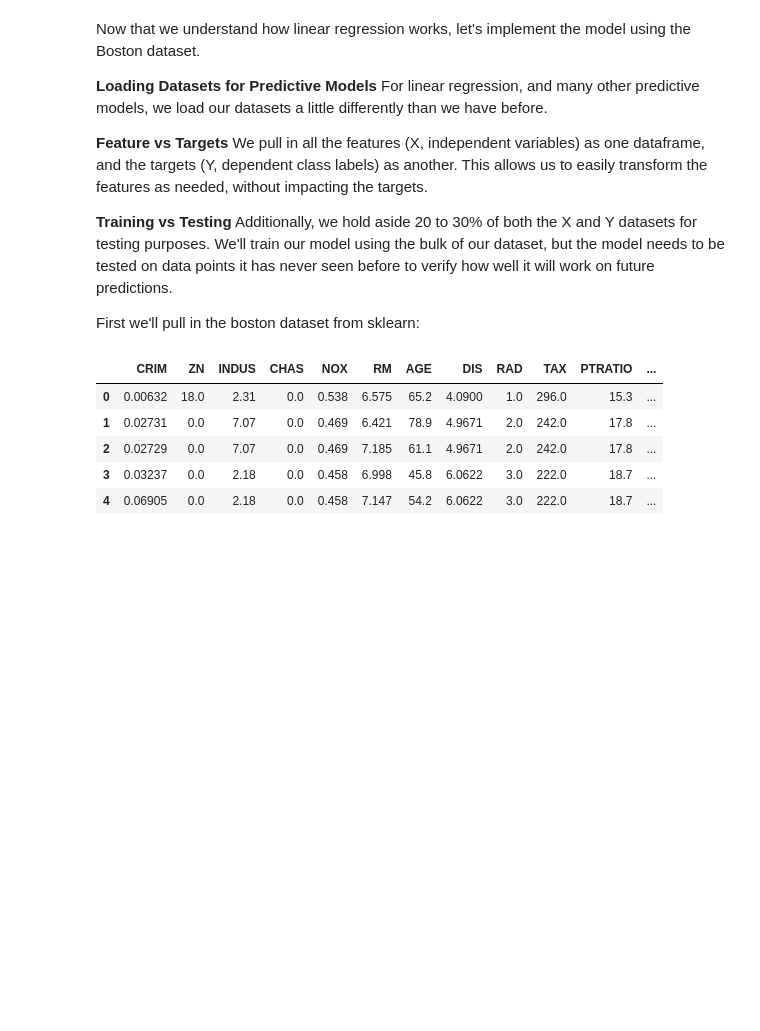
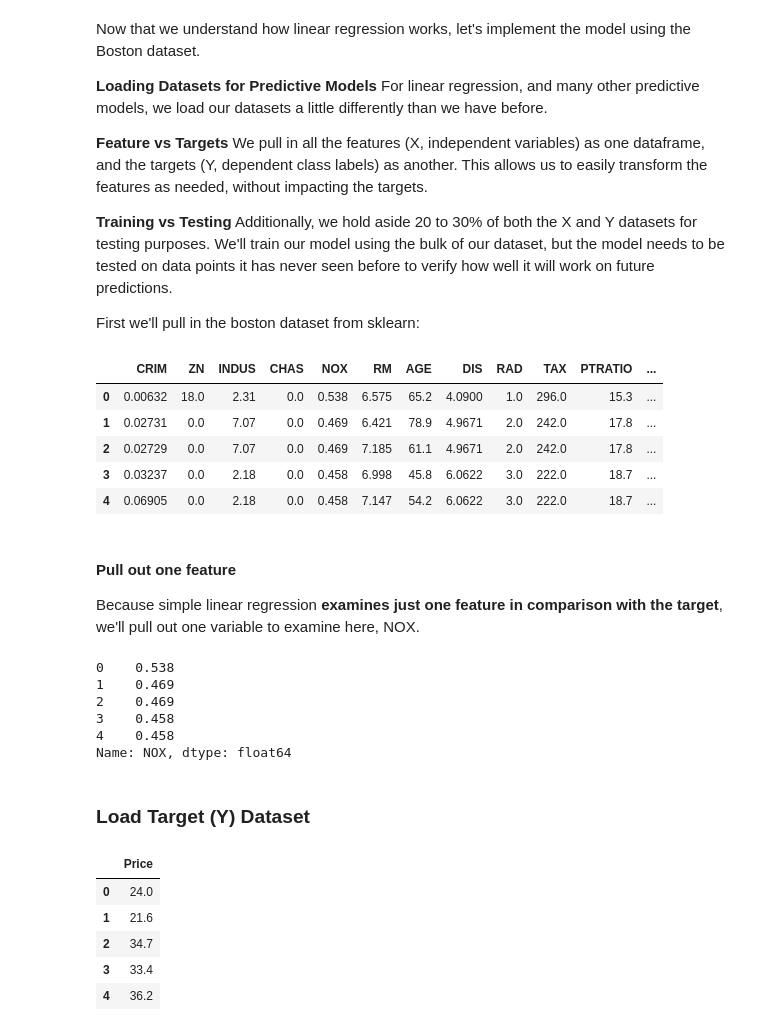
Before and after one commit to davideliason/DM4BA_Personal_Practice, a Jupyter notebook: Pandas_DataAnalysis.ipynb, the cells around one changed output. Saved outputs shown, nothing was run; the diff lists cells and outputs as text; code cells hidden in the pictures; blank space fills up the shorter version.

Commit message:
load dependent variable columns, or y

```diff
--- a/Pandas_DataAnalysis.ipynb
+++ b/Pandas_DataAnalysis.ipynb
@@ -2319,3 +2319,6 @@ df_x.head()
 | 2 | 0.02729 | 0.0 | 7.07 | 0.0 | 0.469 | 7.185 | 61.1 | 4.9671 | 2.0 | 242.0 | 17.8 | ... |
 | 3 | 0.03237 | 0.0 | 2.18 | 0.0 | 0.458 | 6.998 | 45.8 | 6.0622 | 3.0 | 222.0 | 18.7 | ... |
 | 4 | 0.06905 | 0.0 | 2.18 | 0.0 | 0.458 | 7.147 | 54.2 | 6.0622 | 3.0 | 222.0 | 18.7 | ... |
+# %% [markdown]
+#### Pull out one feature
+Because simple linear regression **examines just one feature in comparison with the target**, we'll pull out one variable to examine here, NOX.
@@ -2321,0 +2327,23 @@ df_x.head()
+# %%
+df_x.head()
+# %% [output]
+0    0.538
+1    0.469
+2    0.469
+3    0.458
+4    0.458
+Name: NOX, dtype: float64
+# %% [markdown]
+### Load Target (Y) Dataset
+# %%
+df_y = pd.DataFrame(boston.target,
+                 columns=["Price"])
+# %%
+df_y.head()
+# %% [output]
+|  | Price |
+| 0 | 24.0 |
+| 1 | 21.6 |
+| 2 | 34.7 |
+| 3 | 33.4 |
+| 4 | 36.2 |
```
Also changed, not shown: parts of 1 cell of this notebook.
